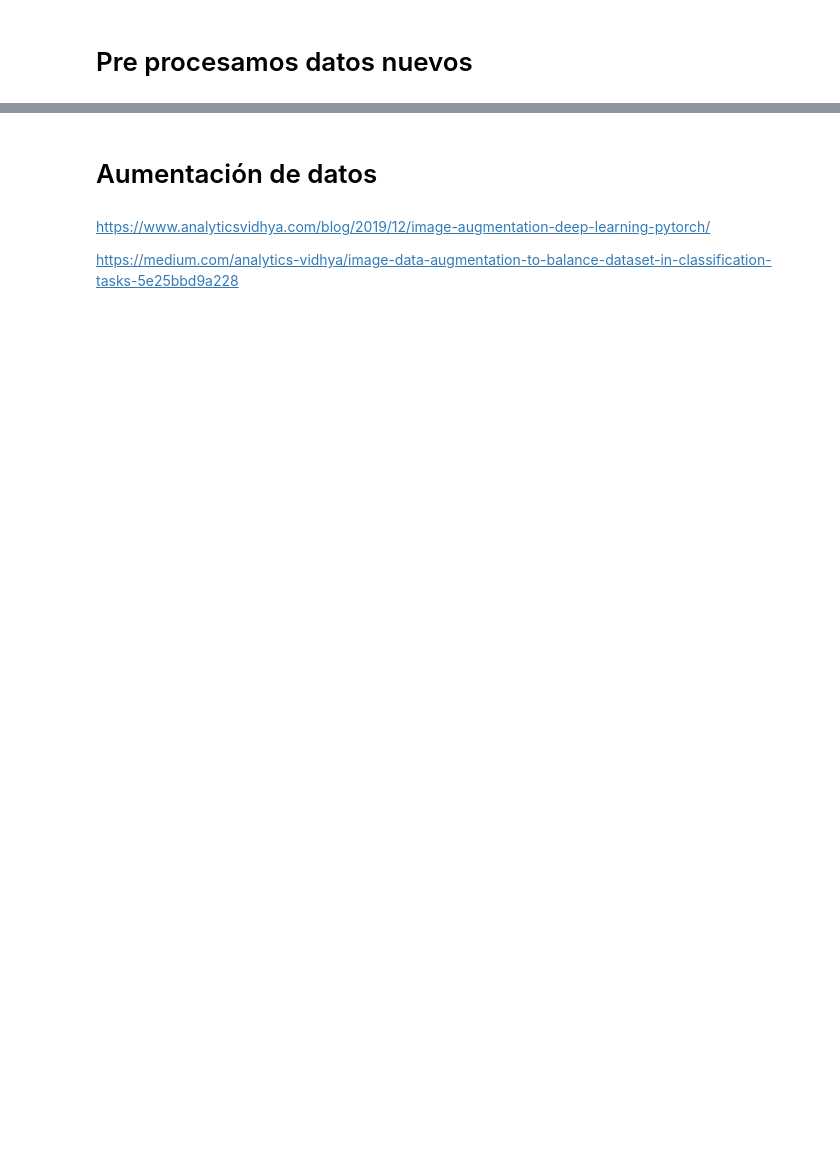
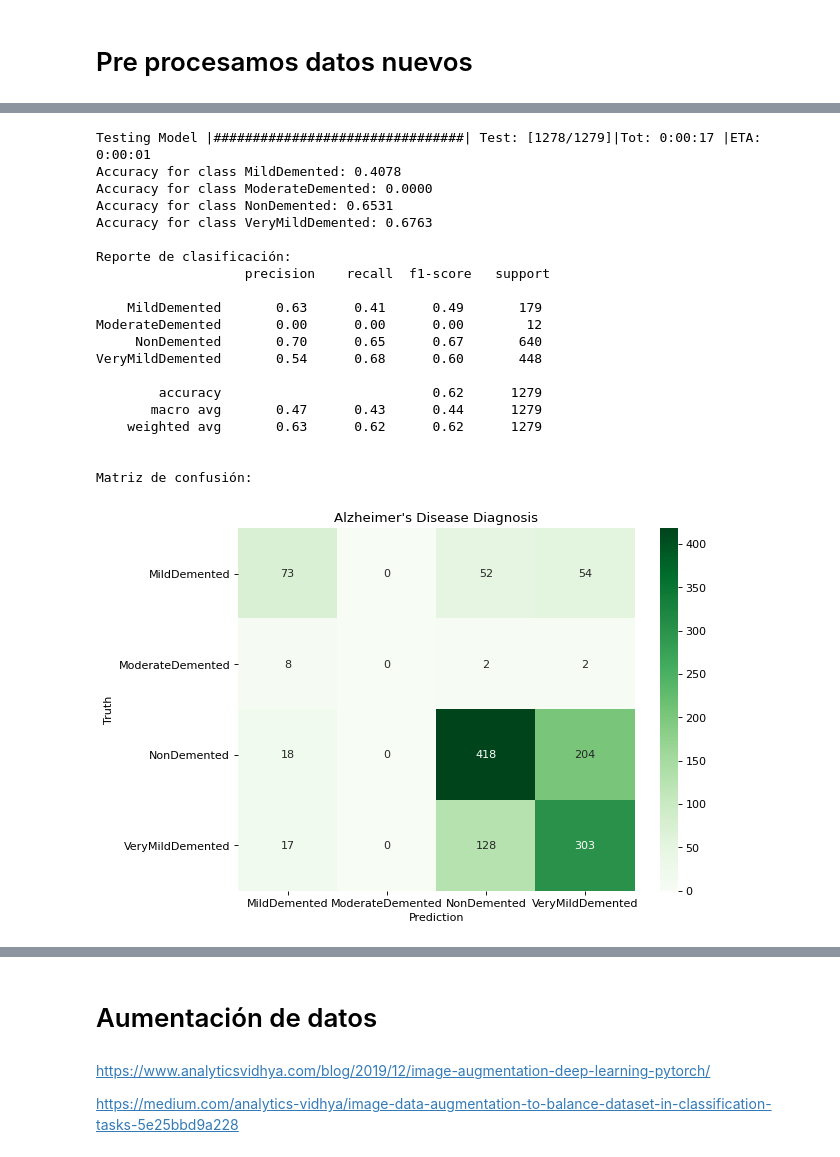
Before and after one commit to Ana1890/Alzheimer_Desease_Classification, a Jupyter notebook: 1-weight_model_nb1.ipynb, the cells around one changed output, grey strips where cells are left out. Drawn from its saved outputs; the diff is of its cells as text; code cells hidden in the pictures; blank space fills up the shorter version.

```diff
--- a/1-weight_model_nb1.ipynb
+++ b/1-weight_model_nb1.ipynb
@@ -538,0 +715,24 @@ Matriz de confusión:
+# %%
+test_model_curves(model, test_data)
+# %% [output]
+Testing Model |################################| Test: [1278/1279]|Tot: 0:00:17 |ETA: 0:00:01
+Accuracy for class MildDemented: 0.4078
+Accuracy for class ModerateDemented: 0.0000
+Accuracy for class NonDemented: 0.6531
+Accuracy for class VeryMildDemented: 0.6763
+
+Reporte de clasificación:
+                   precision    recall  f1-score   support
+
+    MildDemented       0.63      0.41      0.49       179
+ModerateDemented       0.00      0.00      0.00        12
+     NonDemented       0.70      0.65      0.67       640
+VeryMildDemented       0.54      0.68      0.60       448
+
+        accuracy                           0.62      1279
+       macro avg       0.47      0.43      0.44      1279
+    weighted avg       0.63      0.62      0.62      1279
+
+
+Matriz de confusión:
+[figure, added]
```
Also changed, not shown: parts of 25 cells of this notebook.
